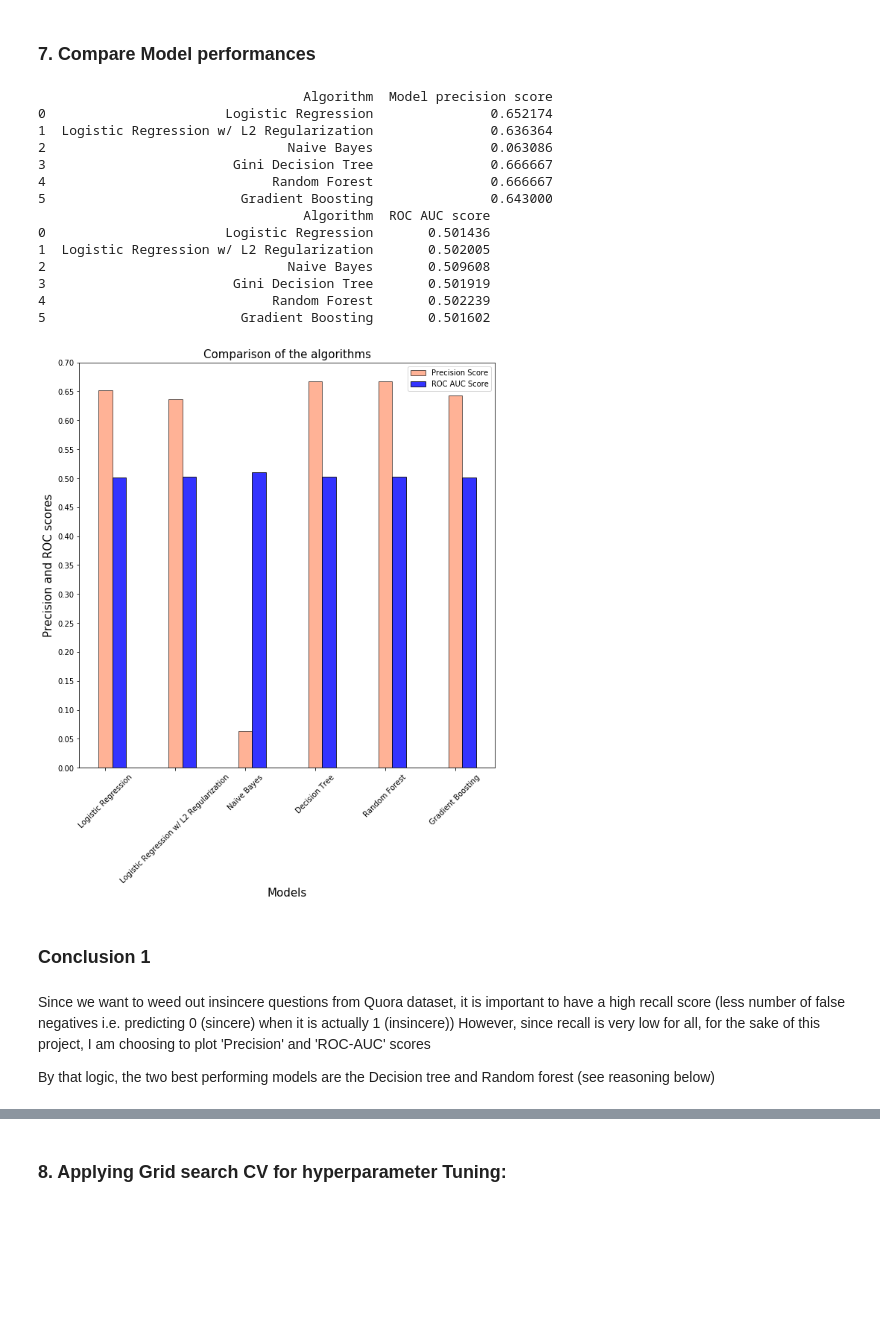
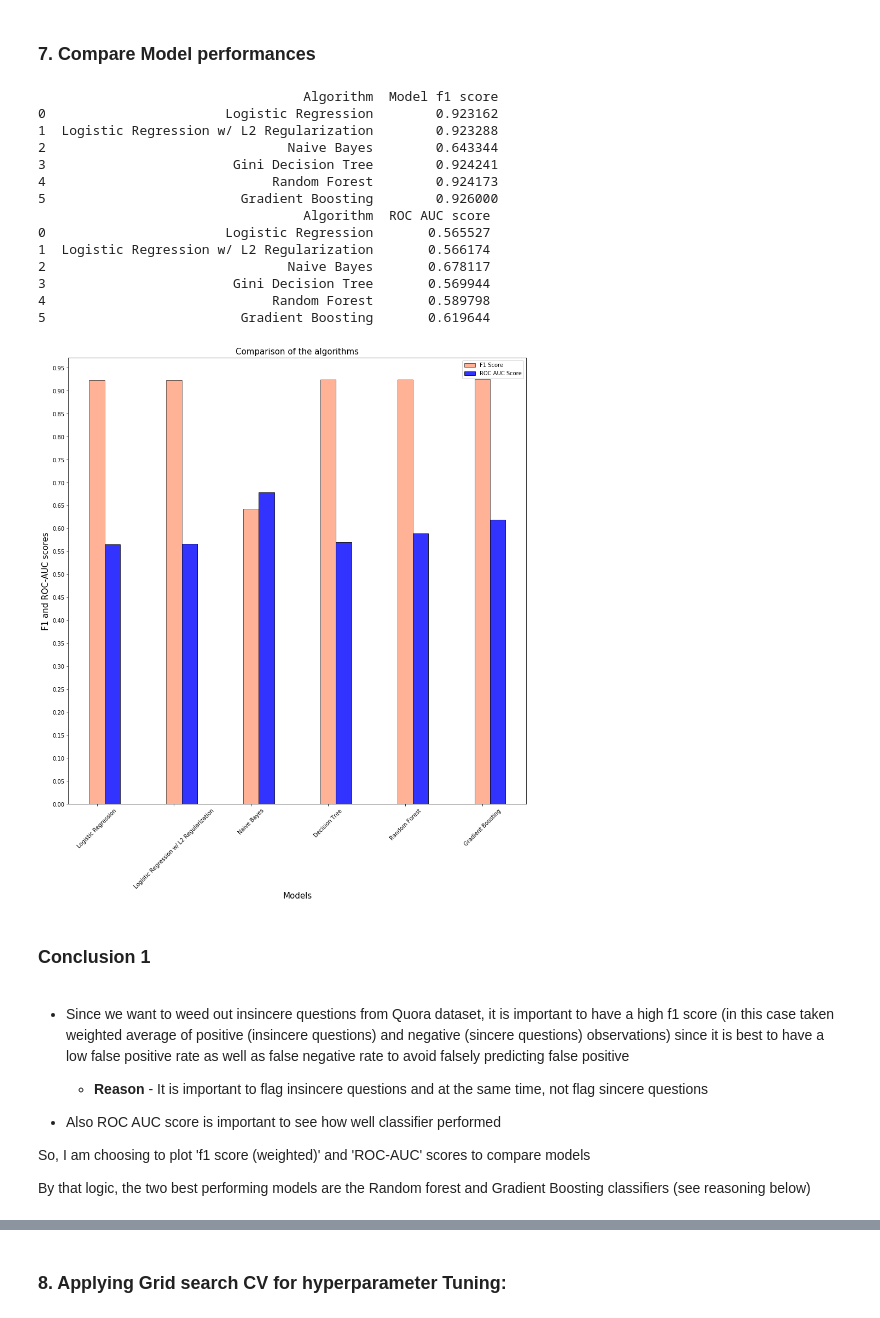
Before and after one commit to shalin4788/Springboard-Do-not-refer-, a Jupyter notebook: Capstone Two/Quora Insincere Classification - Modeling Step.ipynb, the cells around one changed output, grey strips where cells are left out. Drawn from its saved outputs; the diff is of its cells as text; code cells hidden in the pictures; blank space fills up the shorter version.

```diff
--- a/Capstone Two/Quora Insincere Classification - Modeling Step.ipynb
+++ b/Capstone Two/Quora Insincere Classification - Modeling Step.ipynb
@@ -66,6 +60,6 @@ or from the matplotlib source distribution
 # %%
-train_df = pd.read_csv('.\data\FeatureEngineering_Train.csv')
-test_df = pd.read_csv('.\data\FeatureEngineering_Test.csv')
+train_df = pd.read_csv('.\data\FeatureEngineering_tfidf_Train.csv')
+test_df = pd.read_csv('.\data\FeatureEngineering_tfidf_Test.csv')
 # %%
 #cat /proc/sys/vm/overcommit_memory
 # %%
@@ -432,7 +466,7 @@ Precision score: 0.4344262295081967
 # %%
-# choose precision score derived at 0.5 learning rate since that is higher. Lower the learning rate,
-#the precision score of test data is higher, since there is less overfitting in this case
-roc_auc_gb = round(0.6434782608695652, 3)
+# choose precision score derived at 1 learning rate since that is higher. However, need to ensure that learning rate is not
+# very high since lower the learning rate, the score of test data is higher, since there would be less overfitting
+f1_score_gb = round(0.9263709036936832, 3)
 # %%
 cnf_matrix= confusion_matrix(y_test,y_pred_gb_updated)
 
@@ -449,58 +483,64 @@ print(cnf_matrix)
 ### 7. Compare Model performances
 # %%
 myLabels = ['Logistic Regression','Logistic Regression w/ L2 Regularization','Naive Bayes', 'Gini Decision Tree', 'Random Forest', 'Gradient Boosting' ]
-Precision_score = [precision_score(y_test, clf.predict(X_test)), precision_score(y_test,y_pred_lr), precision_score(y_test,y_predict_nb), precision_score(y_test,y_pred_dt_2),
-                  precision_score(y_test,y_pred_rf), roc_auc_gb]
-ROC_score = [roc_auc_score(y_test, clf.predict(X_test)), roc_auc_score(y_test, y_pred_lr), roc_auc_score(y_test, y_predict_nb), roc_auc_score(y_test, y_pred_dt_2),
-             roc_auc_score(y_test, y_pred_rf), roc_auc_score(y_test, y_pred_gb_updated)]
+f1_score = [f1_score(y_test, clf.predict(X_test), average='weighted'), f1_score(y_test,y_pred_lr, average='weighted'),
+            f1_score(y_test,y_predict_nb, average='weighted'), f1_score(y_test,y_pred_dt_2, average='weighted'),
+                  precision_score(y_test,y_pred_rf,average='weighted'), f1_score_gb]
+ROC_score = [roc_auc_score(y_test, clf.predict(X_test),average='weighted'), roc_auc_score(y_test, y_pred_lr,average='weighted'),
+             roc_auc_score(y_test, y_predict_nb,average='weighted'), roc_auc_score(y_test, y_pred_dt_2,average='weighted'),
+             roc_auc_score(y_test, y_pred_rf,average='weighted'), roc_auc_score(y_test, y_pred_gb_updated,average='weighted')]
 
-score_tab_pr = pd.DataFrame(list(zip(myLabels, Precision_score)),
-               columns =['Algorithm', 'Model precision score'])
+score_tab_f1 = pd.DataFrame(list(zip(myLabels, f1_score)),
+               columns =['Algorithm', 'Model f1 score'])
 
 score_tab_roc = pd.DataFrame(list(zip(myLabels, ROC_score)),
                columns =['Algorithm', 'ROC AUC score'])
 
-print(score_tab_pr)
+print(score_tab_f1)
 print(score_tab_roc)
 # %% [output]
-                                  Algorithm  Model precision score
-0                       Logistic Regression               0.652174
-1  Logistic Regression w/ L2 Regularization               0.636364
-2                               Naive Bayes               0.063086
-3                        Gini Decision Tree               0.666667
-4                             Random Forest               0.666667
-5                         Gradient Boosting               0.643000
+                                  Algorithm  Model f1 score
+0                       Logistic Regression        0.923162
+1  Logistic Regression w/ L2 Regularization        0.923288
+2                               Naive Bayes        0.643344
+3                        Gini Decision Tree        0.924241
+4                             Random Forest        0.924173
+5                         Gradient Boosting        0.926000
                                   Algorithm  ROC AUC score
-0                       Logistic Regression       0.501436
-1  Logistic Regression w/ L2 Regularization       0.502005
-2                               Naive Bayes       0.509608
-3                        Gini Decision Tree       0.501919
-4                             Random Forest       0.502239
-5                         Gradient Boosting       0.501602
+0                       Logistic Regression       0.565527
+1  Logistic Regression w/ L2 Regularization       0.566174
+2                               Naive Bayes       0.678117
+3                        Gini Decision Tree       0.569944
+4                             Random Forest       0.589798
+5                         Gradient Boosting       0.619644
 # %%
 #plotting and comparing ROC-AUC scores:
 
 index=[1,2,3,4,5,6]
 index_roc=[1.2, 2.2, 3.2, 4.2, 5.2, 6.2]
-plt.figure(figsize=(10,10))
+plt.figure(figsize=(15,15))
 plt.xlabel('Models',fontsize=15)
-plt.ylabel ('Precision and ROC scores',fontsize=15)
+plt.ylabel ('F1 and ROC-AUC scores',fontsize=15)
 plt.title('Comparison of the algorithms',fontsize=15)
 
-plt.yticks(np.arange(0, 1, 0.05), )
+plt.yticks(np.arange(0, 1, step=0.05))
 plt.xticks([1,2,3,4,5,6], ["Logistic Regression", "Logistic Regression w/ L2 Regularization", "Naive Bayes", "Decision Tree", "Random Forest", "Gradient Boosting"], rotation=45)
-_=plt.bar(index, Precision_score, label = 'Precision Score',color='coral',alpha=0.6, edgecolor='k',width=0.2)
+_=plt.bar(index, f1_score, label = 'F1 Score',color='coral',alpha=0.6, edgecolor='k',width=0.2)
 _=plt.bar(index_roc, ROC_score, color='blue',label = 'ROC AUC Score', alpha=0.8, edgecolor='k',width=0.2)
 plt.legend()
 plt.savefig("model_comparison.png")
 plt.show()
 # %% [output]
-[figure, old version]
+[figure, new version]
 # %% [markdown]
 ### Conclusion 1
 # %% [markdown]
-Since we want to weed out insincere questions from Quora dataset, it is important to have a high recall score (less number of false negatives i.e. predicting 0 (sincere) when it is actually 1 (insincere))
-However, since recall is very low for all, for the sake of this project, I am choosing to plot 'Precision' and 'ROC-AUC' scores
+- Since we want to weed out insincere questions from Quora dataset, it is important to have a high f1 score (in this case taken weighted average of positive (insincere questions) and negative (sincere questions) observations) since it is best to have a low false positive rate as well as false negative rate to avoid falsely predicting false positive
+    - **Reason** - It is important to flag insincere questions and at the same time, not flag sincere questions
 
-By that logic, the two best performing models are the Decision tree and Random forest (see reasoning below)
+- Also ROC AUC score is important to see how well classifier performed
+
+So, I am choosing to plot 'f1 score (weighted)' and 'ROC-AUC' scores to compare models
+
+By that logic, the two best performing models are the Random forest and Gradient Boosting classifiers (see reasoning below)
 # %% [markdown]
```
Also changed, not shown: parts of 55 cells of this notebook.
